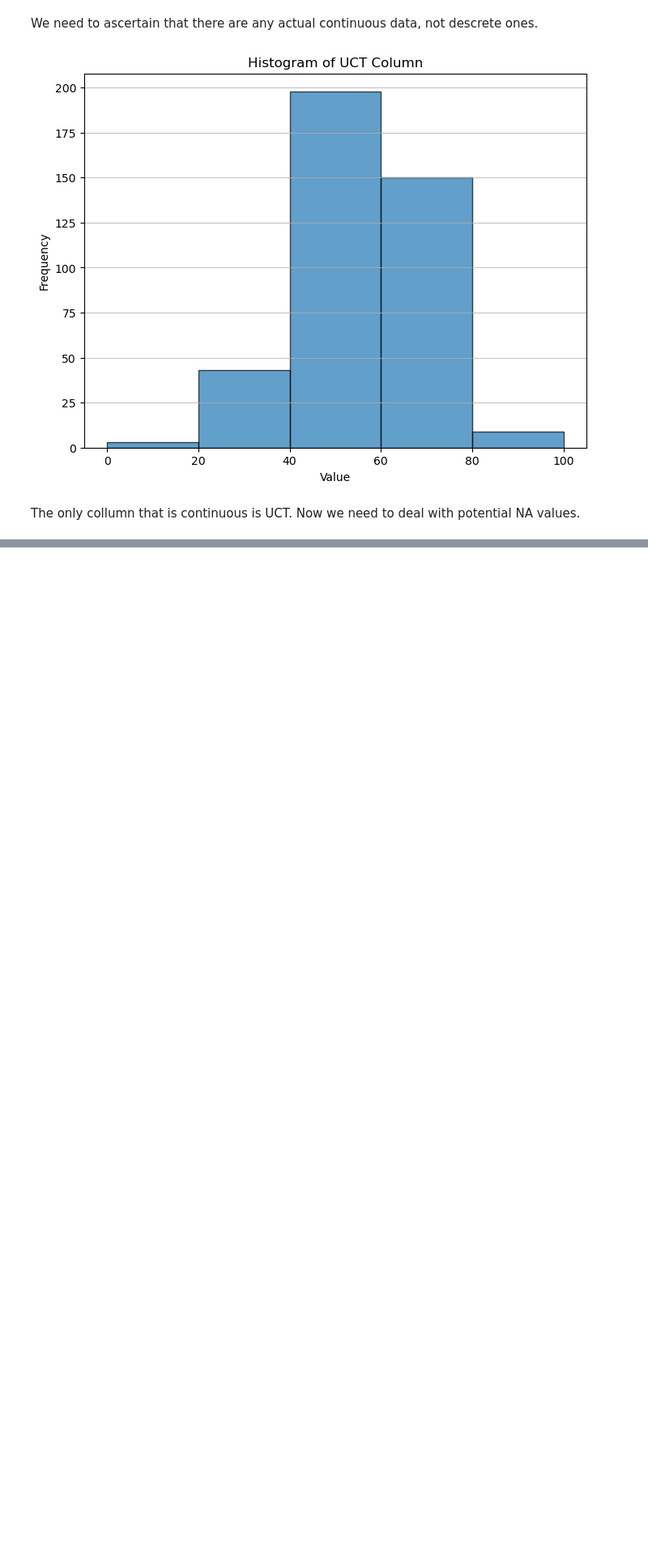
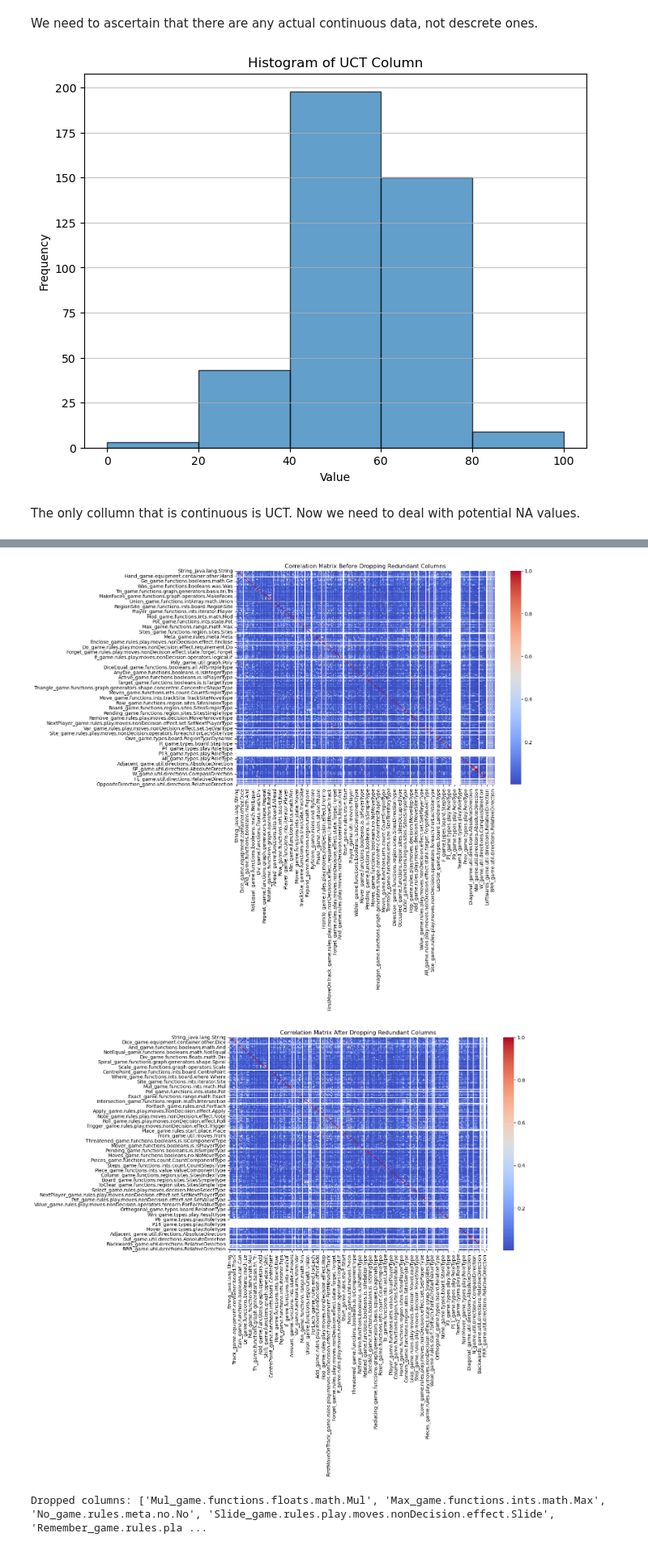
Before and after one commit to Artyom-kurguzkin/ML-ludemes-predictions, a Jupyter notebook: ludemes-gameData-predict.ipynb, the cells around one changed output, grey strips where cells are left out. Shown at 81% size. Drawn from its saved outputs; the diff is of its cells as text; code cells hidden in the pictures; blank space fills up the shorter version.

```diff
--- a/ludemes-gameData-predict.ipynb
+++ b/ludemes-gameData-predict.ipynb
@@ -177,0 +301,43 @@ for col in df.columns:
+# %%
+# Specify the number of label columns
+label_columns = 5
+
+# Separate features and labels
+df_features = df.iloc[:, :-label_columns]
+df_labels = df.iloc[:, -label_columns:]
+
+# Compute the correlation matrix for only the features
+corr_matrix = df_features.corr().abs()
+
+# Visualize the original correlation matrix
+plt.figure(figsize=(12, 8))
+sns.heatmap(corr_matrix, cmap='coolwarm', annot=False)
+plt.title("Correlation Matrix Before Dropping Redundant Columns")
+plt.show()
+
+# Select the upper triangle of the correlation matrix
+upper = corr_matrix.where(np.triu(np.ones(corr_matrix.shape), k=1).astype(bool))
+
+# Find the columns with perfect correlation (correlation of 1.0)
+to_drop = [column for column in upper.columns if any(upper[column] == 1.0)]
+
+# Drop the redundant columns from the features
+df_features_reduced = df_features.drop(columns=to_drop)
+
+# Concatenate the reduced features with the label columns
+df_reduced = pd.concat([df_features_reduced, df_labels], axis=1)
+
+# Compute the correlation matrix after dropping redundant columns
+corr_matrix_reduced = df_features_reduced.corr().abs()
+
+# Visualize the correlation matrix after dropping redundant columns
+plt.figure(figsize=(12, 8))
+sns.heatmap(corr_matrix_reduced, cmap='coolwarm', annot=False)
+plt.title("Correlation Matrix After Dropping Redundant Columns")
+plt.show()
+
+print(f"Dropped columns: {to_drop}")
+# %% [output]
+[figure, added]
+[figure, added]
+Dropped columns: ['Mul_game.functions.floats.math.Mul', 'Max_game.functions.ints.math.Max', 'No_game.rules.meta.no.No', 'Slide_game.rules.play.moves.nonDecision.effect.Slide', 'Remember_game.rules.pla ...
```
Also changed, not shown: parts of 51 cells of this notebook.
